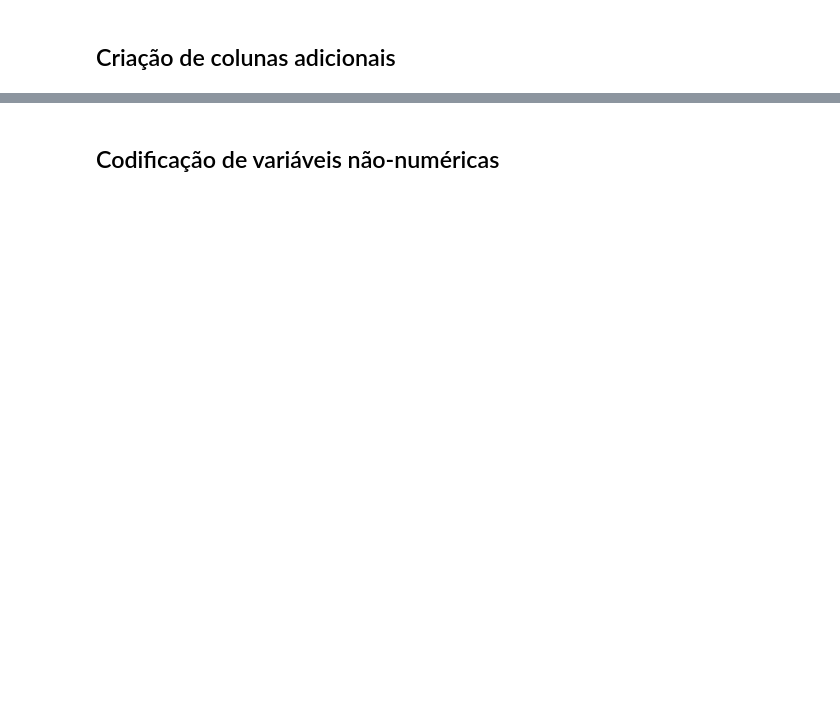
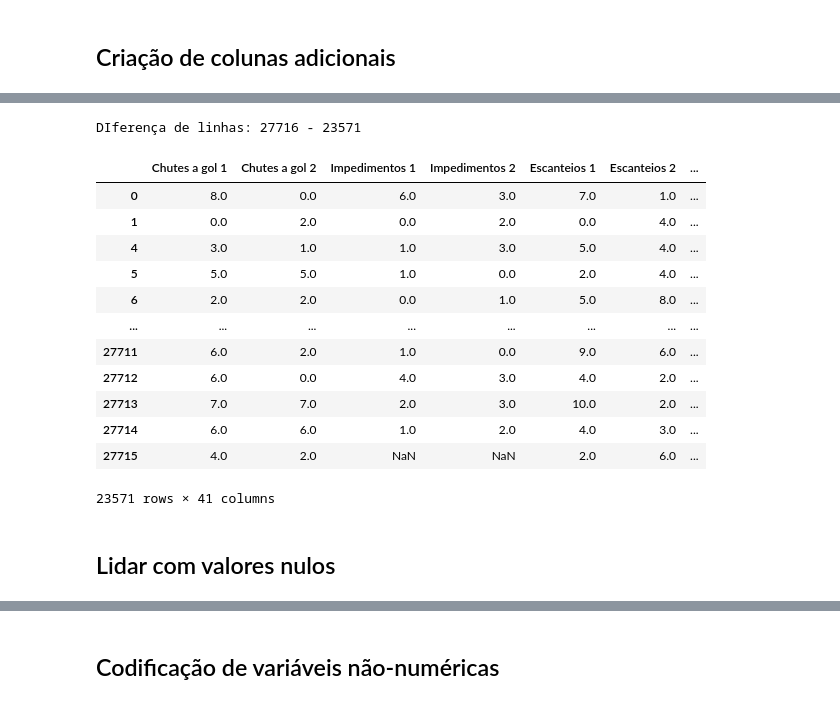
Before and after one commit to UFRJ-Analytica/PS-2025.1, a Jupyter notebook: draft.ipynb, the cells around one changed output, grey strips where cells are left out. Drawn from its saved outputs; the diff is of its cells as text; code cells hidden in the pictures; blank space fills up the shorter version.

```diff
--- a/draft.ipynb
+++ b/draft.ipynb
@@ -32,4 +43,4 @@ ace_df.describe()
 # %% [markdown]
 ## Criação de colunas adicionais
 # %%
-ace_df['Resultado Time 1'] = ace_df.apply(lambda row: '0' if row['Gols 1'] > row['Gols 2'] else ('1' if row['Gols 1'] < row['Gols 2'] else '2'), axis=1)
+ace_df['Resultado Time 1'] = ace_df.apply(lambda row: '0' if row['Gols 1'] > row['Gols 2'] else '1', axis=1)
@@ -35,0 +70,11 @@ ace_df['Resultado Time 1'] = ace_df.apply(lambda row: '0' if row['Gols 1'] > row
+# %%
+numeric_columns = ace_df.select_dtypes(include='number').columns
+
+if(analys_flag):
+    for column in numeric_columns:
+        print("Nome da coluna:", column)
+        print("Mínimo:", ace_df[column].min())
+        print("Mediana:", ace_df[column].median())
+        print("Máximo:", ace_df[column].max())
+        print('Razao:', ace_df[column].max()/ace_df[column].median())
+        print('\n')
@@ -35,0 +126,15 @@ ace_df['Resultado Time 1'] = ace_df.apply(lambda row: '0' if row['Gols 1'] > row
+# %%
+
+filter_cols =  numeric_columns # ['Faltas 2']# # ['Faltas 2', 'Chutes fora 2',]
+# Apply the remove_outliers function to ace_df
+ace_df_cleaned = remove_outliers(ace_df , filter_cols, 0.0, 0.75)
+
+index_diff = ace_df.index.difference(ace_df_cleaned.index)
+
+for col in filter_cols:
+    print(col)
+    print('Antes:', ace_df[col].count())
+    print('Depois:', ace_df_cleaned[col].count())
+    print('Diferença:', ace_df[col].count() - ace_df_cleaned[col].count())
+    # print('Diferença:', ace_df.iloc[index_diff][col])
+    print('\n')
@@ -35,0 +159,22 @@ ace_df['Resultado Time 1'] = ace_df.apply(lambda row: '0' if row['Gols 1'] > row
+# %%
+print(f"DIferença de linhas: {len(ace_df)} - {len(ace_df_cleaned)}")
+# %% [output]
+DIferença de linhas: 27716 - 23571
+# %%
+ace_df_cleaned
+# %% [output]
+|  | Chutes a gol 1 | Chutes a gol 2 | Impedimentos 1 | Impedimentos 2 | Escanteios 1 | Escanteios 2 | ... |
+| 0 | 8.0 | 0.0 | 6.0 | 3.0 | 7.0 | 1.0 | ... |
+| 1 | 0.0 | 2.0 | 0.0 | 2.0 | 0.0 | 4.0 | ... |
+| 4 | 3.0 | 1.0 | 1.0 | 3.0 | 5.0 | 4.0 | ... |
+| 5 | 5.0 | 5.0 | 1.0 | 0.0 | 2.0 | 4.0 | ... |
+| 6 | 2.0 | 2.0 | 0.0 | 1.0 | 5.0 | 8.0 | ... |
+| ... | ... | ... | ... | ... | ... | ... | ... |
+| 27711 | 6.0 | 2.0 | 1.0 | 0.0 | 9.0 | 6.0 | ... |
+| 27712 | 6.0 | 0.0 | 4.0 | 3.0 | 4.0 | 2.0 | ... |
+| 27713 | 7.0 | 7.0 | 2.0 | 3.0 | 10.0 | 2.0 | ... |
+| 27714 | 6.0 | 6.0 | 1.0 | 2.0 | 4.0 | 3.0 | ... |
+| 27715 | 4.0 | 2.0 | NaN | NaN | 2.0 | 6.0 | ... |
+23571 rows × 41 columns
+# %% [markdown]
+## Lidar com valores nulos
```
Also changed, not shown: parts of 64 cells of this notebook.
